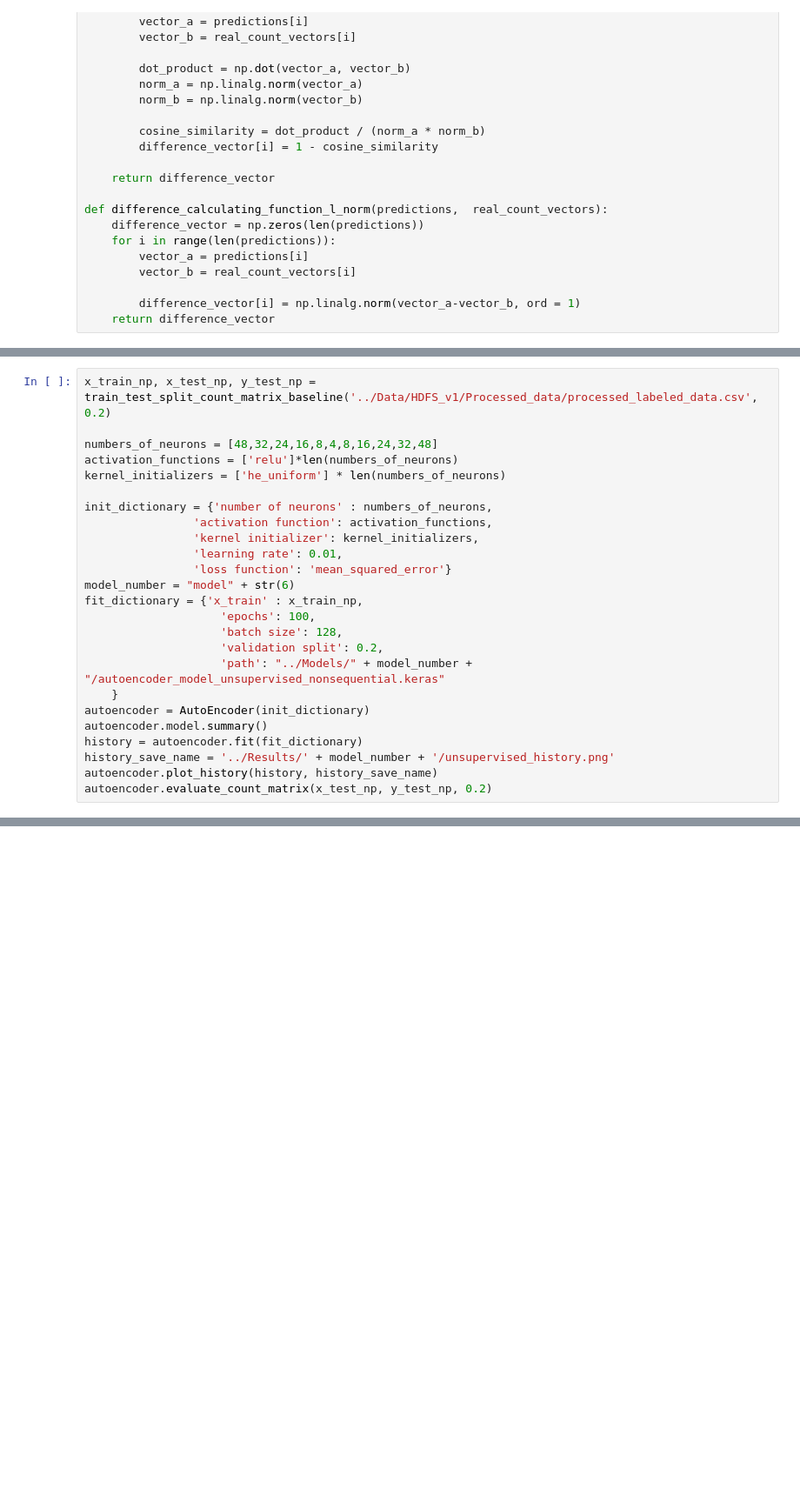
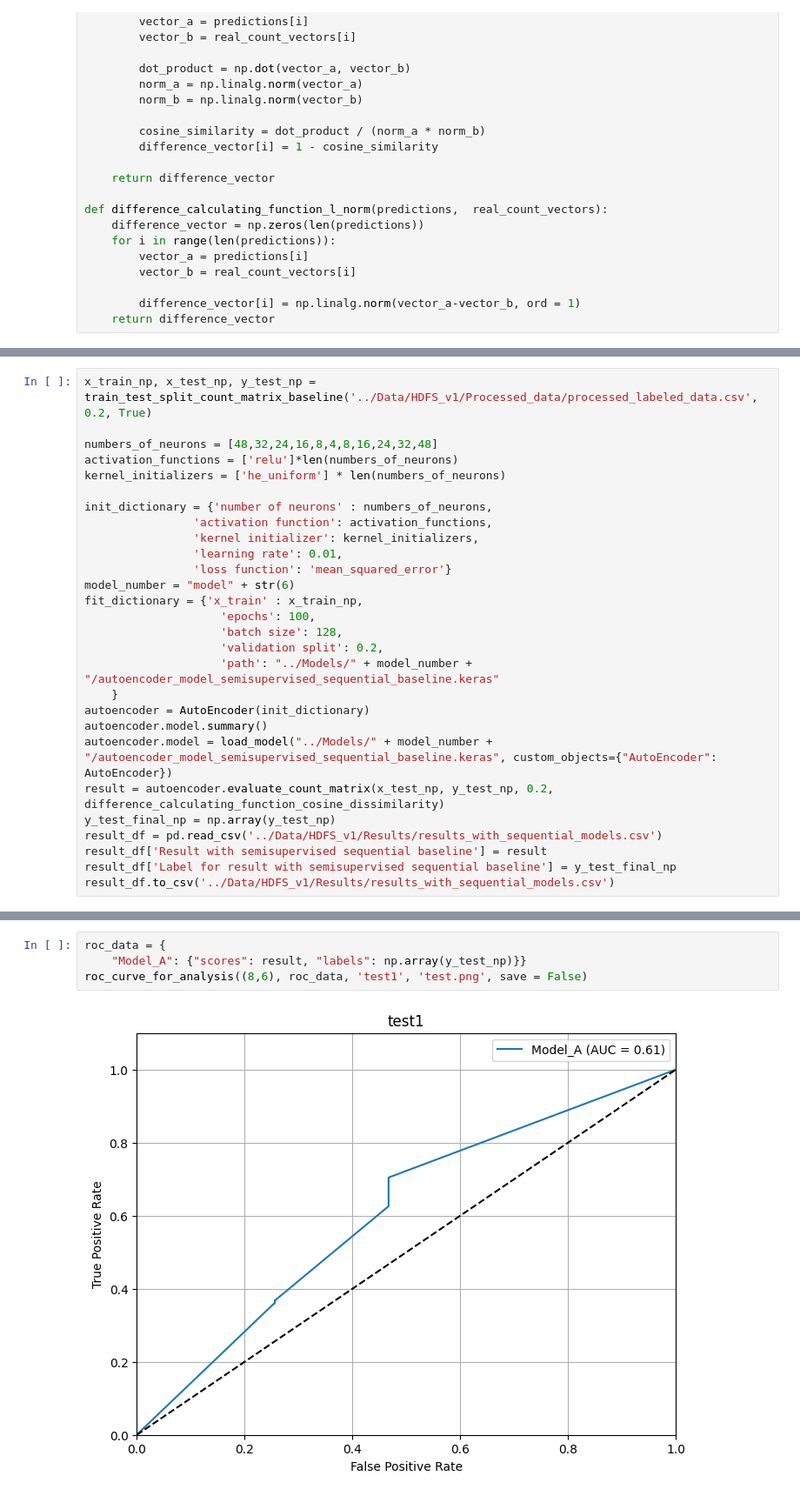
Before and after one commit to Flakon500/Interpretable-Loganomaly-Detection-project, a Jupyter notebook: Codes/sequential_models.ipynb, the cells around one changed output, grey strips where cells are left out. Shown at 87% size. Cells and saved outputs as stored; diff of their text form; blank space fills up the shorter version.

```diff
--- a/Codes/sequential_models.ipynb
+++ b/Codes/sequential_models.ipynb
@@ -51,5 +122,5 @@ def difference_calculating_function_l_norm(predictions,  real_count_vectors):
 # %%
-x_train_np, x_test_np, y_test_np = train_test_split_count_matrix_baseline('../Data/HDFS_v1/Processed_data/processed_labeled_data.csv', 0.2)
+x_train_np, x_test_np, y_test_np = train_test_split_count_matrix_baseline('../Data/HDFS_v1/Processed_data/processed_labeled_data.csv', 0.2, True)
 
 numbers_of_neurons = [48,32,24,16,8,4,8,16,24,32,48]
 activation_functions = ['relu']*len(numbers_of_neurons)
@@ -65,12 +136,15 @@ fit_dictionary = {'x_train' : x_train_np,
                     'epochs': 100,
                     'batch size': 128,
                     'validation split': 0.2,
-                    'path': "../Models/" + model_number + "/autoencoder_model_unsupervised_nonsequential.keras"
+                    'path': "../Models/" + model_number + "/autoencoder_model_semisupervised_sequential_baseline.keras"
     }
 autoencoder = AutoEncoder(init_dictionary)
 autoencoder.model.summary()
-history = autoencoder.fit(fit_dictionary)
-history_save_name = '../Results/' + model_number + '/unsupervised_history.png'
-autoencoder.plot_history(history, history_save_name)
-autoencoder.evaluate_count_matrix(x_test_np, y_test_np, 0.2)
+autoencoder.model = load_model("../Models/" + model_number + "/autoencoder_model_semisupervised_sequential_baseline.keras", custom_objects={"AutoEncoder": AutoEncoder})
+result = autoencoder.evaluate_count_matrix(x_test_np, y_test_np, 0.2, difference_calculating_function_cosine_dissimilarity)
+y_test_final_np = np.array(y_test_np)
+result_df = pd.read_csv('../Data/HDFS_v1/Results/results_with_sequential_models.csv')
+result_df['Result with semisupervised sequential baseline'] = result
+result_df['Label for result with semisupervised sequential baseline'] = y_test_final_np
+result_df.to_csv('../Data/HDFS_v1/Results/results_with_sequential_models.csv')
 # %% [output]
@@ -77,0 +152,6 @@ KeyboardInterrupt:
+# %%
+roc_data = {
+    "Model_A": {"scores": result, "labels": np.array(y_test_np)}}
+roc_curve_for_analysis((8,6), roc_data, 'test1', 'test.png', save = False)
+# %% [output]
+[figure, added]
```
Also changed, not shown: parts of 11 cells of this notebook, 15 other files.
